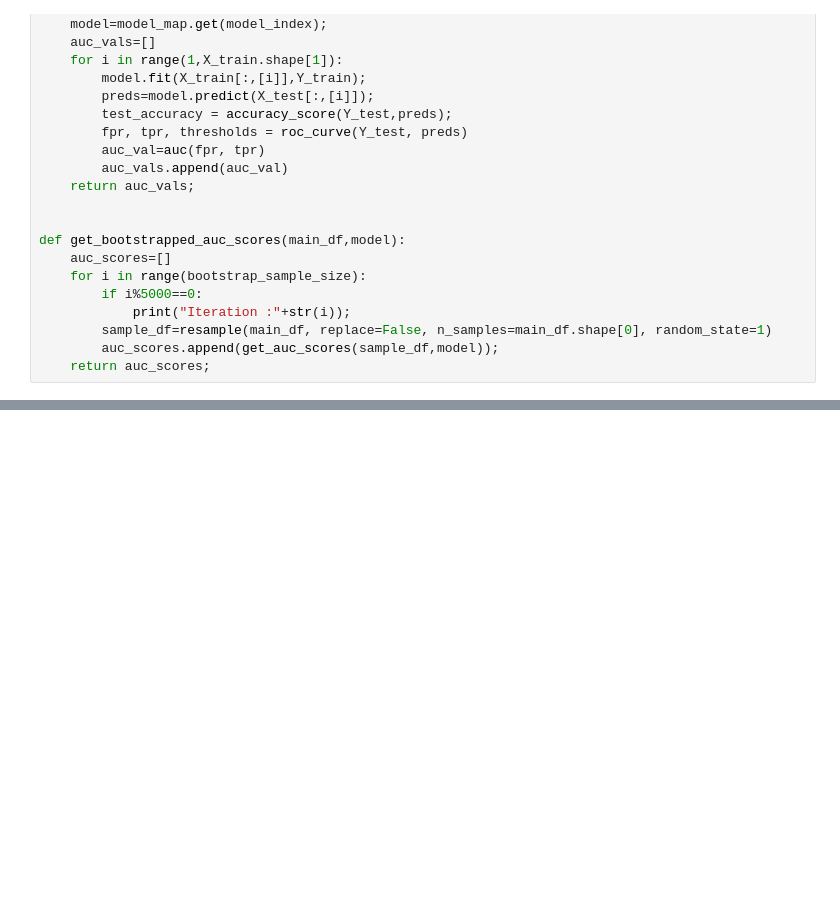
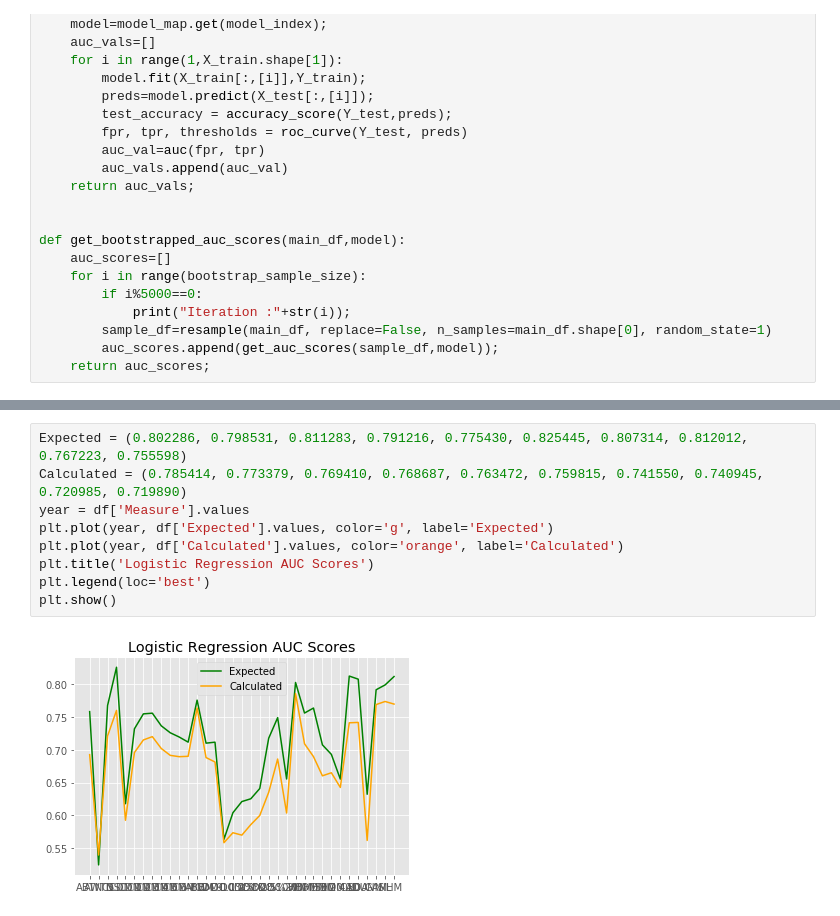
Before and after one commit to yashd/Advanced-Project-Visual-Speeration-Metrics, a Jupyter notebook: ML_framework/bootstrapped_scores.ipynb, the cells around one changed output, grey strips where cells are left out. Drawn from its saved outputs; the diff is of its cells as text; blank space fills up the shorter version.

```diff
--- a/ML_framework/bootstrapped_scores.ipynb
+++ b/ML_framework/bootstrapped_scores.ipynb
@@ -183,3 +218,14 @@ Calculated bootstrapped scores using Logistic Regression model
+# %%
+Expected = (0.802286, 0.798531, 0.811283, 0.791216, 0.775430, 0.825445, 0.807314, 0.812012, 0.767223, 0.755598)
+Calculated = (0.785414, 0.773379, 0.769410, 0.768687, 0.763472, 0.759815, 0.741550, 0.740945, 0.720985, 0.719890)
+year = df['Measure'].values
+plt.plot(year, df['Expected'].values, color='g', label='Expected')
+plt.plot(year, df['Calculated'].values, color='orange', label='Calculated')
+plt.title('Logistic Regression AUC Scores')
+plt.legend(loc='best')
+plt.show()
+# %% [output]
+[figure, added]
 # %%
 model_index=2
 auc_scores=get_bootstrapped_auc_scores(main_df,model_index);
```
Also changed, not shown: parts of 15 cells of this notebook, 2 other files.
